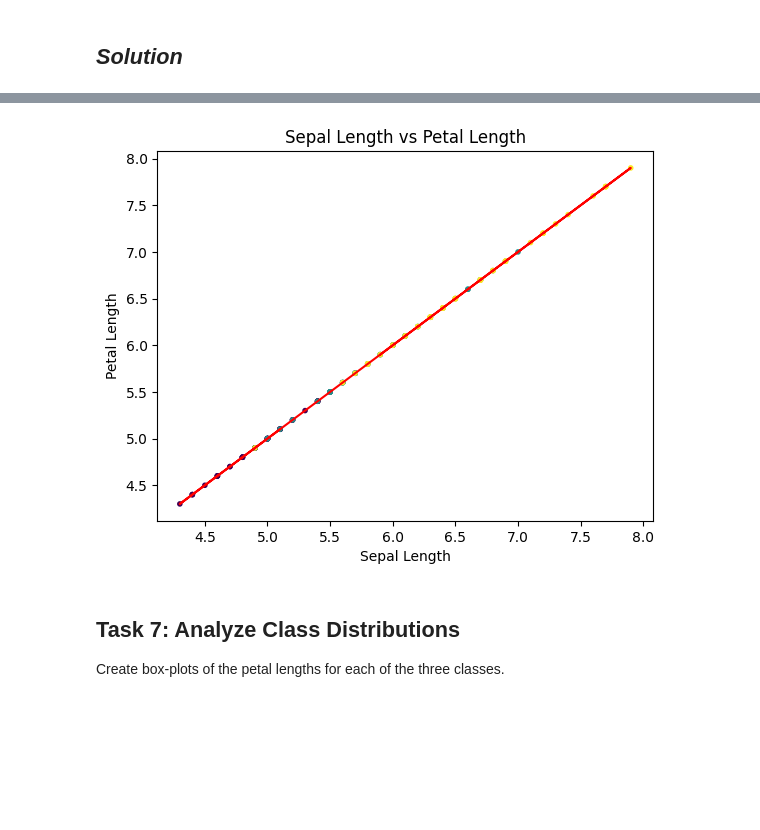
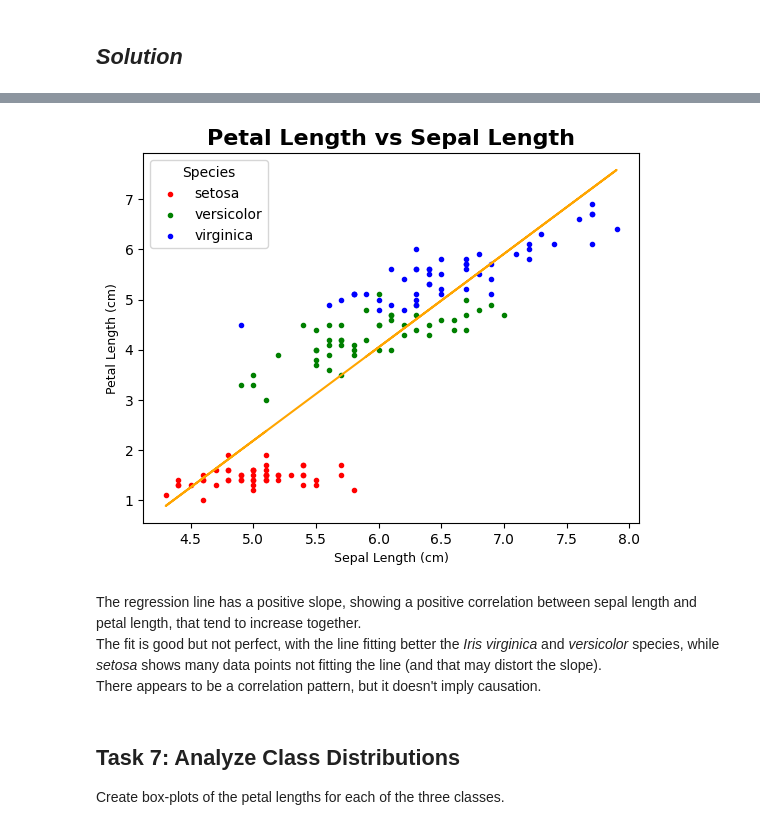
Before and after one commit to AnnaLoz28/principles_of_data_analytics, a Jupyter notebook: tasks.ipynb, the cells around one changed output, grey strips where cells are left out. Cells and saved outputs as stored; diff of their text form; code cells hidden in the pictures; blank space fills up the shorter version.

Commit message:
Tasks improved, added legend to the scatterplots, added markdown cells and descriptions

```diff
--- a/tasks.ipynb
+++ b/tasks.ipynb
@@ -364,0 +350,9 @@ species = iris["target"]
+# %%
+# assign Iris flowers target values to "species" variable (https://numpy.org/doc/stable/reference/generated/numpy.unique.html)
+species = np.unique(iris.target)
+# %%
+# create a list of colors that will be used for the scatterplot
+colors = ["red", "green", "blue"]
+# %%
+# create a zip object (then converted to a list) that links the values contained in "species" with those in "colors" (https://www.w3schools.com/python/ref_func_zip.asp)
+paired_colors_species = list(zip(species, colors))
@@ -365,8 +365,11 @@ species = iris["target"]
 # %%
-# create a scatter plot of Sepal Length vs Petal Length
-plt.scatter(sl, pl, marker = '.', c = species)
-plt.title('Sepal Length vs Petal Length')
-plt.xlabel('Sepal Length')
-plt.ylabel('Petal Length')
+# create a scatter plot of Sepal Length vs Petal Length (https://matplotlib.org/stable/api/_as_gen/matplotlib.pyplot.scatter.html)
+for i, col in paired_colors_species:
+    indices = np.where(iris.target == i)
+    plt.scatter(sl[indices], pl[indices], marker = ".", color = col, label = iris.target_names[i])
+plt.xlabel('Sepal Length (cm)', fontsize=9)
+plt.ylabel('Petal Length (cm)', fontsize=9)
+plt.title('Petal Length vs Sepal Length', fontdict= title_font)
+plt.legend(title='Species', fontsize = 10)
 plt.show()
 # %% [output]
@@ -386,13 +401,20 @@ print(m, c)
 # %%
 # create a scatter plot of Sepal Width vs Petal Width with the line of best fit
-plt.scatter(sl, pl, marker = '.', c = species);
-plt.plot(sl, m*sl + c, color = 'red');
-plt.title('Sepal Length vs Petal Length')
-plt.xlabel('Sepal Length')
-plt.ylabel('Petal Length')
+for i, col in paired_colors_species:
+    indices = np.where(iris.target == i)
+    plt.scatter(sl[indices], pl[indices], marker = ".", color = col, label = iris.target_names[i])
+plt.xlabel('Sepal Length (cm)', fontsize=9)
+plt.ylabel('Petal Length (cm)', fontsize=9)
+plt.title('Petal Length vs Sepal Length', fontdict= title_font)
+plt.legend(title='Species', fontsize = 10)
+plt.plot(sl, m*sl + c, color = 'orange'); # plot the regression line in the scatterplot
 plt.show()
 # %% [output]
-[figure, old version]
+[figure, new version]
+# %% [markdown]
+The regression line has a positive slope, showing a positive correlation between sepal length and petal length, that tend to increase together.
+The fit is good but not perfect, with the line fitting better the *Iris virginica* and *versicolor* species, while *setosa* shows many data points not fitting the line (and that may distort the slope).
+There appears to be a correlation pattern, but it doesn't imply causation.
 # %% [markdown]
 ## **Task 7: Analyze Class Distributions**
 
```
Also changed, not shown: parts of 29 cells of this notebook.
